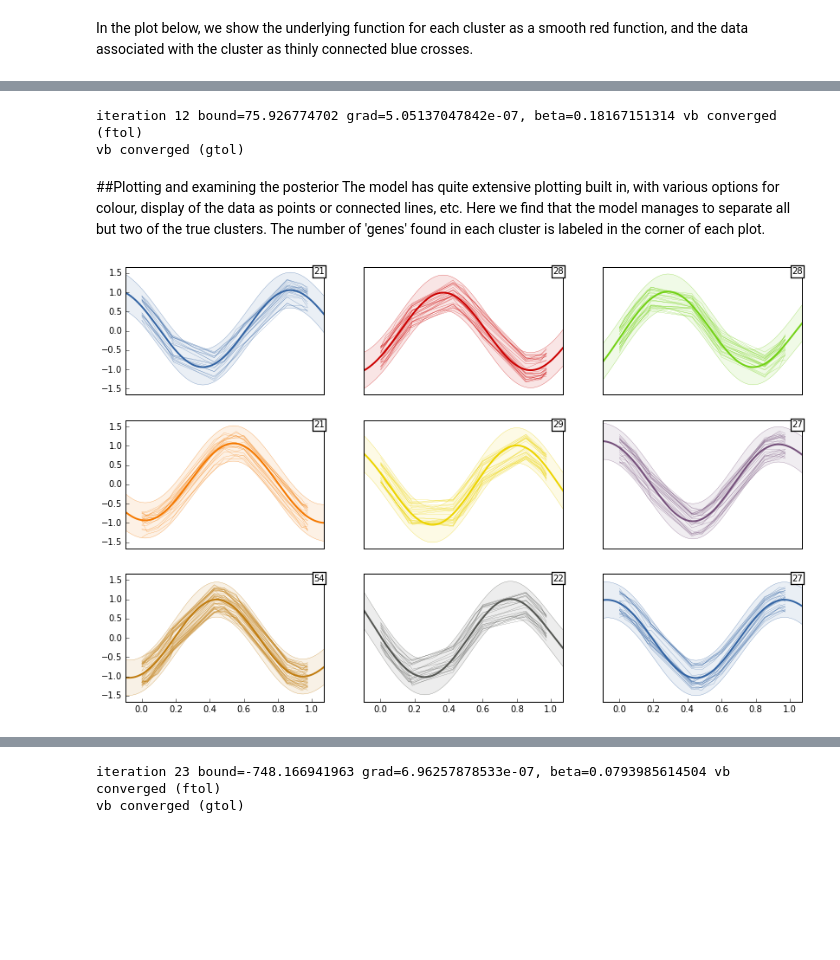
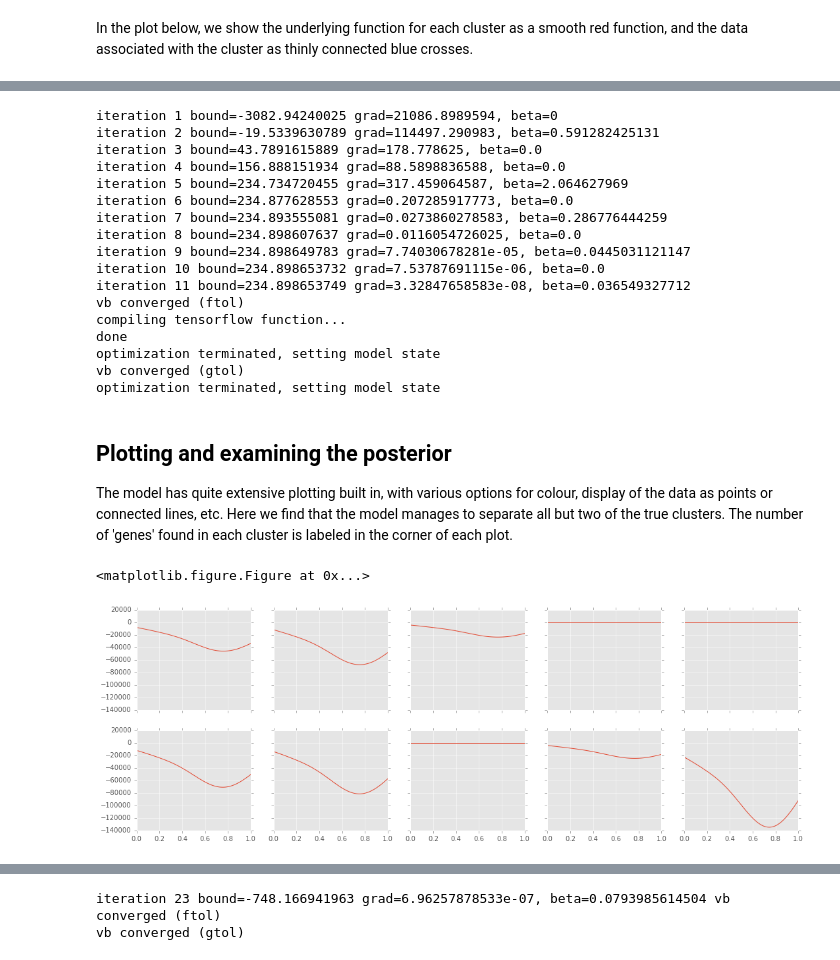
Before and after one commit to SheffieldML/GPclust, a Jupyter notebook: notebooks/MOHGP_demo.ipynb, the cells around one changed output, grey strips where cells are left out. Cells and saved outputs as stored; diff of their text form; code cells hidden in the pictures; blank space fills up the shorter version.

```diff
--- a/notebooks/MOHGP_demo.ipynb
+++ b/notebooks/MOHGP_demo.ipynb
@@ -75,20 +72,44 @@ The two kernels model the *underlying* function of the cluster, and the deviatio
 
 To optimize the model with the default optimization settings, we call m.optimize(). To invoke the recommended merge-split procedure, call m.systematic_splits(). Note that during the splitting procedure, many calls are made to the optimize function.
 # %%
-k_underlying = GPy.kern.RBF(input_dim=1, variance=0.1, lengthscale=0.1)
-k_corruption = GPy.kern.RBF(input_dim=1, variance=0.01, lengthscale=0.1) + GPy.kern.White(1, variance=0.001)
+k_underlying = GPflow.kernels.RBF(input_dim=1, variance=0.1, lengthscales=0.1)
+k_corruption = GPflow.kernels.RBF(input_dim=1, variance=0.01, lengthscales=0.1) + GPflow.kernels.White(1, variance=0.001)
 
-m = GPclust.MOHGP(X, k_underlying, k_corruption, Y, K=10, prior_Z='DP', alpha=1.0)
+m = GPclust.MOHGP(X, k_underlying, k_corruption, Y, num_clusters=10, prior_Z='symmetric', alpha=1.0)
 m.optimize()
-m.systematic_splits(verbose=False)
+# m.systematic_splits(verbose=False)
 # %% [output]
-iteration 12 bound=75.926774702 grad=5.05137047842e-07, beta=0.18167151314 vb converged (ftol)
+iteration 1 bound=-3082.94240025 grad=21086.8989594, beta=0
+iteration 2 bound=-19.5339630789 grad=114497.290983, beta=0.591282425131
+iteration 3 bound=43.7891615889 grad=178.778625, beta=0.0
+iteration 4 bound=156.888151934 grad=88.5898836588, beta=0.0
+iteration 5 bound=234.734720455 grad=317.459064587, beta=2.064627969
+iteration 6 bound=234.877628553 grad=0.207285917773, beta=0.0
+iteration 7 bound=234.893555081 grad=0.0273860278583, beta=0.286776444259
+iteration 8 bound=234.898607637 grad=0.0116054726025, beta=0.0
+iteration 9 bound=234.898649783 grad=7.74030678281e-05, beta=0.0445031121147
+iteration 10 bound=234.898653732 grad=7.53787691115e-06, beta=0.0
+iteration 11 bound=234.898653749 grad=3.32847658583e-08, beta=0.036549327712
+vb converged (ftol)
+compiling tensorflow function...
+done
+optimization terminated, setting model state
 vb converged (gtol)
+optimization terminated, setting model state
 # %% [markdown]
-##Plotting and examining the posterior
+Plotting and examining the posterior
+---
 The model has quite extensive plotting built in, with various options for colour, display of the data as points or connected lines, etc. Here we find that the model manages to separate all but two of the true clusters. The number of 'genes' found in each cluster is labeled in the corner of each plot.
-# %%
-plt.figure(figsize=(14,9))
-m.plot(on_subplots=True, colour=True, newfig=False)
-# %% [output]
-[figure, removed]
+# %%
+plt.figure(figsize=(14,9))
+#plt.matshow(m.get_phi())
+#m.plot(on_subplots=True, colour=True, newfig=False)
+x_plot = np.linspace(0, 1, 100).reshape(-1, 1)
+f, axes = plt.subplots(2, Nclust//2, figsize=(18,6), sharex=True, sharey=True)
+mu, var, ybark = m.predict_components(x_plot)
+for mu_i, var_i, ax, in zip(mu, var, axes.flatten()):
+    ax.plot(x_plot[:,0], 2*np.diag(var_i))
+    #ax.imshow(var_i, interpolation='nearest')
+# %% [output]
+<matplotlib.figure.Figure at 0x...>
+[figure, added]
```
Also changed, not shown: parts of 5 cells of this notebook, 6 other files.
